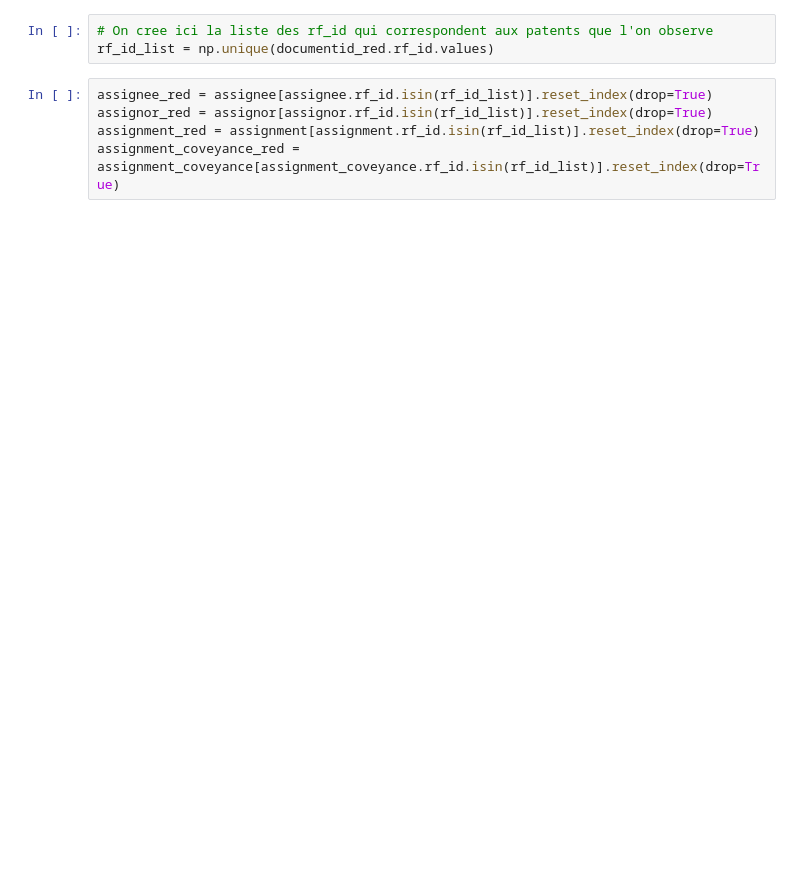
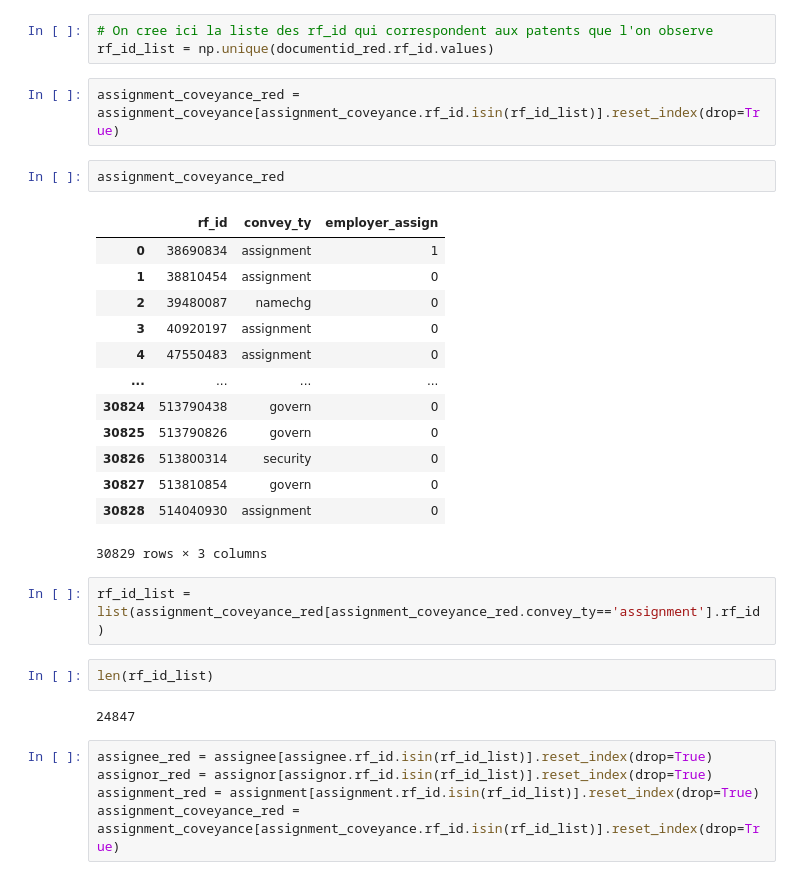
Before and after one commit to gregbellan/MODS208, a Jupyter notebook: Cleaning_2nd_source.ipynb, the cells around one changed output. Cells and saved outputs as stored; diff of their text form; blank space fills up the shorter version.

```diff
--- a/Cleaning_2nd_source.ipynb
+++ b/Cleaning_2nd_source.ipynb
@@ -34,6 +60,30 @@ documentid_red
 # %%
 # On cree ici la liste des rf_id qui correspondent aux patents que l'on observe
 rf_id_list = np.unique(documentid_red.rf_id.values)
+# %%
+assignment_coveyance_red = assignment_coveyance[assignment_coveyance.rf_id.isin(rf_id_list)].reset_index(drop=True)
+# %%
+assignment_coveyance_red
+# %% [output]
+|  | rf_id | convey_ty | employer_assign |
+| 0 | 38690834 | assignment | 1 |
+| 1 | 38810454 | assignment | 0 |
+| 2 | 39480087 | namechg | 0 |
+| 3 | 40920197 | assignment | 0 |
+| 4 | 47550483 | assignment | 0 |
+| ... | ... | ... | ... |
+| 30824 | 513790438 | govern | 0 |
+| 30825 | 513790826 | govern | 0 |
+| 30826 | 513800314 | security | 0 |
+| 30827 | 513810854 | govern | 0 |
+| 30828 | 514040930 | assignment | 0 |
+30829 rows × 3 columns
+# %%
+rf_id_list = list(assignment_coveyance_red[assignment_coveyance_red.convey_ty=='assignment'].rf_id)
+# %%
+len(rf_id_list)
+# %% [output]
+24847
 # %%
 assignee_red = assignee[assignee.rf_id.isin(rf_id_list)].reset_index(drop=True)
 assignor_red = assignor[assignor.rf_id.isin(rf_id_list)].reset_index(drop=True)
```
Also changed, not shown: parts of 7 cells of this notebook, 8 other files.
